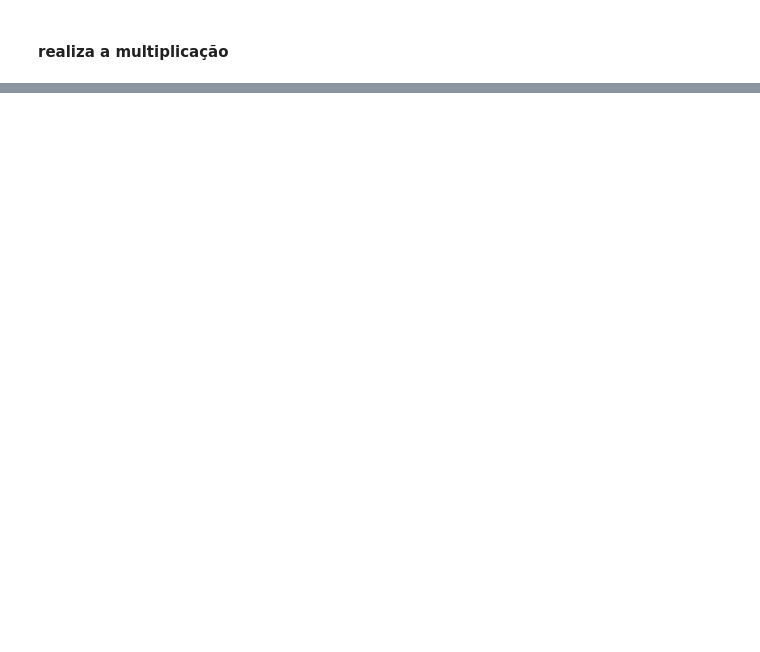
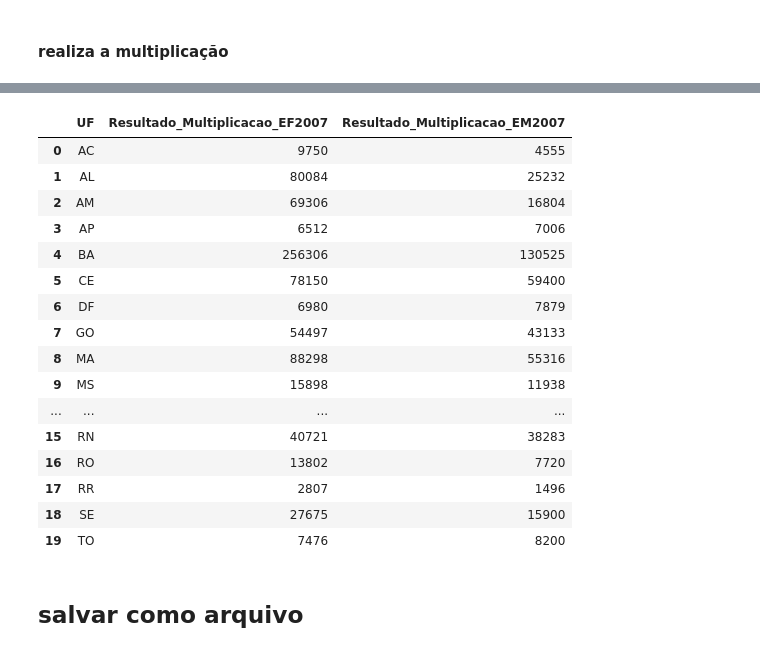
Before and after one commit to thiagodasillva/escolarData, a Jupyter notebook: totalMatricolarPORDesempnho.ipynb, the cells around one changed output, grey strips where cells are left out. Cells and saved outputs as stored; diff of their text form; code cells hidden in the pictures; blank space fills up the shorter version.

```diff
--- a/totalMatricolarPORDesempnho.ipynb
+++ b/totalMatricolarPORDesempnho.ipynb
@@ -201,0 +230,28 @@ merged_df[['CO_MUNICIPIO', 'Nome do Município','Localização', 'Total_Fundamen
+# %%
+acress_df = merged_df[['UF', 'Resultado_Multiplicacao_EF2007', 'Resultado_Multiplicacao_EM2007']]
+
+# Agrupa por UF e soma os resultados das multiplicações
+agrupado_por_uf = acress_df.groupby('UF', as_index=False).sum()
+
+# Mostra o resultado
+agrupado_por_uf
+# %% [output]
+|  | UF | Resultado_Multiplicacao_EF2007 | Resultado_Multiplicacao_EM2007 |
+| 0 | AC | 9750 | 4555 |
+| 1 | AL | 80084 | 25232 |
+| 2 | AM | 69306 | 16804 |
+| 3 | AP | 6512 | 7006 |
+| 4 | BA | 256306 | 130525 |
+| 5 | CE | 78150 | 59400 |
+| 6 | DF | 6980 | 7879 |
+| 7 | GO | 54497 | 43133 |
+| 8 | MA | 88298 | 55316 |
+| 9 | MS | 15898 | 11938 |
+| ... | ... | ... | ... |
+| 15 | RN | 40721 | 38283 |
+| 16 | RO | 13802 | 7720 |
+| 17 | RR | 2807 | 1496 |
+| 18 | SE | 27675 | 15900 |
+| 19 | TO | 7476 | 8200 |
+# %% [markdown]
+## salvar como arquivo
```
Also changed, not shown: parts of 7 cells of this notebook, 1 other file.
